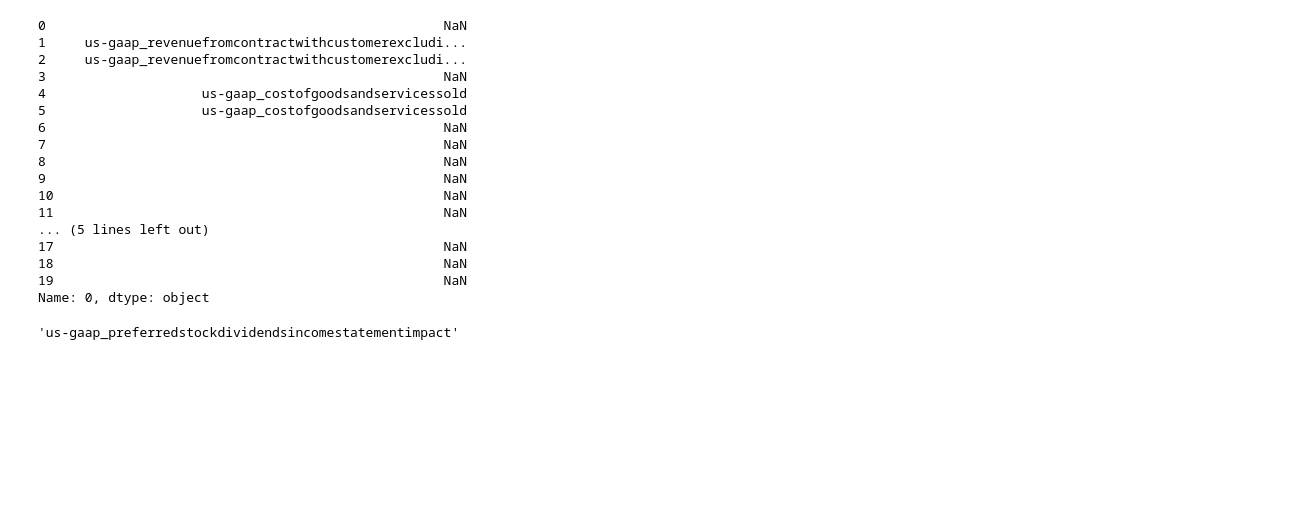
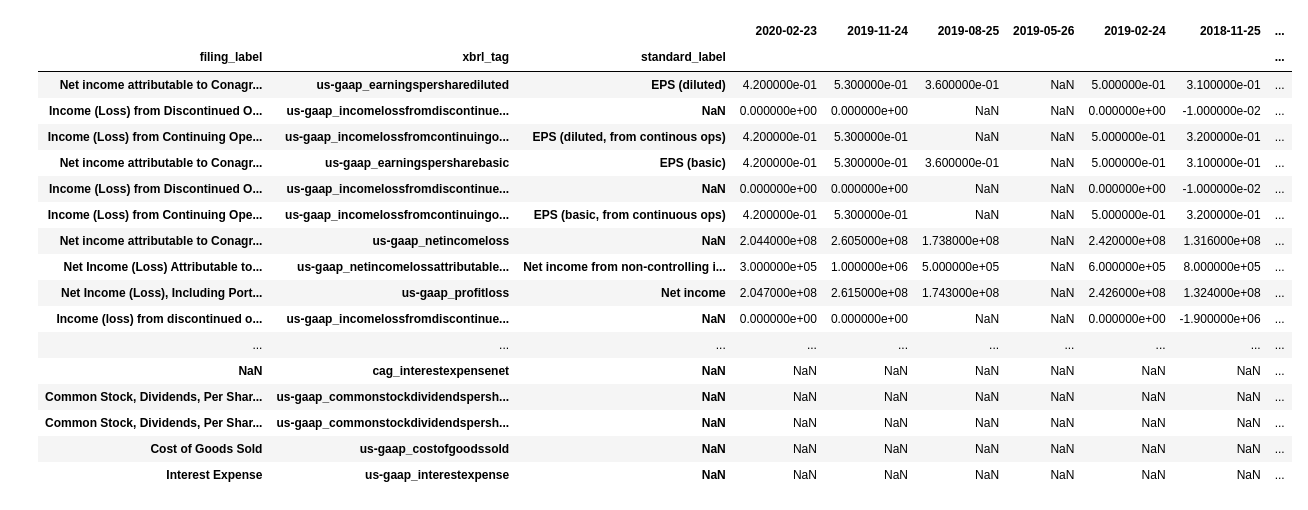
Before and after one commit to antgoldbloom/XBRL_Parser, a Jupyter notebook: canonical_standard_label_mapping_tools.ipynb, the cells around one changed output. Saved outputs shown, nothing was run; the diff lists cells and outputs as text; code cells hidden in the pictures; blank space fills up the shorter version.

Commit message:
added fix for consistent columns

```diff
--- a/canonical_standard_label_mapping_tools.ipynb
+++ b/canonical_standard_label_mapping_tools.ipynb
@@ -230,24 +140,0 @@ tag = 'us-gaap_revenuefromcontractwithcustomerexcludingassessedtax'
-# %%
-df_timeseries.index.get_level_values(1).str.extract(r'([-A-Za-z_]+)___')[0]df_timeseries.index.get_level_values(1).str.extract(r'([-A-Za-z_]+)___')[0]
-# %% [output]
-0                                                   NaN
-1     us-gaap_revenuefromcontractwithcustomerexcludi...
-2     us-gaap_revenuefromcontractwithcustomerexcludi...
-3                                                   NaN
-4                    us-gaap_costofgoodsandservicessold
-5                    us-gaap_costofgoodsandservicessold
-6                                                   NaN
-7                                                   NaN
-8                                                   NaN
-9                                                   NaN
-10                                                  NaN
-11                                                  NaN
-... (5 lines left out)
-17                                                  NaN
-18                                                  NaN
-19                                                  NaN
-Name: 0, dtype: object
-# %%
-tag
-# %% [output]
-'us-gaap_preferredstockdividendsincomestatementimpact'
@@ -253,0 +217,35 @@ tag
+# %%
+ticker = 'CAG'
+df_timeseries= pd.read_csv(f"{data_path}timeseries/{ticker}/Canonical Statement/Income Statement.csv",index_col=[0,1,2])
+#df_timeseries = df_timeseries.drop(df_timeseries.loc[:,df_timeseries.isna().all()].columns,axis=1)
+
+#df_timeseries = drop_extraneous_columns(df_timeseries)
+
+#date_col_list = df_timeseries.columns
+
+
+
+    #df_timeseries = df_timeseries.drop(df_timeseries.loc[:,df_timeseries.isna().all()].columns,axis=1)
+
+
+#missing_dates
+df_timeseries
+# %% [output]
+|  |  |  | 2020-02-23 | 2019-11-24 | 2019-08-25 | 2019-05-26 | 2019-02-24 | 2018-11-25 | ... |
+| filing_label | xbrl_tag | standard_label |  |  |  |  |  |  | ... |
+| Net income attributable to Conagr... | us-gaap_earningspersharediluted | EPS (diluted) | 4.200000e-01 | 5.300000e-01 | 3.600000e-01 | NaN | 5.000000e-01 | 3.100000e-01 | ... |
+| Income (Loss) from Discontinued O... | us-gaap_incomelossfromdiscontinue... | NaN | 0.000000e+00 | 0.000000e+00 | NaN | NaN | 0.000000e+00 | -1.000000e-02 | ... |
+| Income (Loss) from Continuing Ope... | us-gaap_incomelossfromcontinuingo... | EPS (diluted, from continous ops) | 4.200000e-01 | 5.300000e-01 | NaN | NaN | 5.000000e-01 | 3.200000e-01 | ... |
+| Net income attributable to Conagr... | us-gaap_earningspersharebasic | EPS (basic) | 4.200000e-01 | 5.300000e-01 | 3.600000e-01 | NaN | 5.000000e-01 | 3.100000e-01 | ... |
+| Income (Loss) from Discontinued O... | us-gaap_incomelossfromdiscontinue... | NaN | 0.000000e+00 | 0.000000e+00 | NaN | NaN | 0.000000e+00 | -1.000000e-02 | ... |
+| Income (Loss) from Continuing Ope... | us-gaap_incomelossfromcontinuingo... | EPS (basic, from continuous ops) | 4.200000e-01 | 5.300000e-01 | NaN | NaN | 5.000000e-01 | 3.200000e-01 | ... |
+| Net income attributable to Conagr... | us-gaap_netincomeloss | NaN | 2.044000e+08 | 2.605000e+08 | 1.738000e+08 | NaN | 2.420000e+08 | 1.316000e+08 | ... |
+| Net Income (Loss) Attributable to... | us-gaap_netincomelossattributable... | Net income from non-controlling i... | 3.000000e+05 | 1.000000e+06 | 5.000000e+05 | NaN | 6.000000e+05 | 8.000000e+05 | ... |
+| Net Income (Loss), Including Port... | us-gaap_profitloss | Net income | 2.047000e+08 | 2.615000e+08 | 1.743000e+08 | NaN | 2.426000e+08 | 1.324000e+08 | ... |
+| Income (loss) from discontinued o... | us-gaap_incomelossfromdiscontinue... | NaN | 0.000000e+00 | 0.000000e+00 | NaN | NaN | 0.000000e+00 | -1.900000e+06 | ... |
+| ... | ... | ... | ... | ... | ... | ... | ... | ... | ... |
+| NaN | cag_interestexpensenet | NaN | NaN | NaN | NaN | NaN | NaN | NaN | ... |
+| Common Stock, Dividends, Per Shar... | us-gaap_commonstockdividendspersh... | NaN | NaN | NaN | NaN | NaN | NaN | NaN | ... |
+| Common Stock, Dividends, Per Shar... | us-gaap_commonstockdividendspersh... | NaN | NaN | NaN | NaN | NaN | NaN | NaN | ... |
+| Cost of Goods Sold | us-gaap_costofgoodssold | NaN | NaN | NaN | NaN | NaN | NaN | NaN | ... |
+| Interest Expense | us-gaap_interestexpense | NaN | NaN | NaN | NaN | NaN | NaN | NaN | ... |
```
Also changed, not shown: parts of 15 cells of this notebook, 4 other files.
